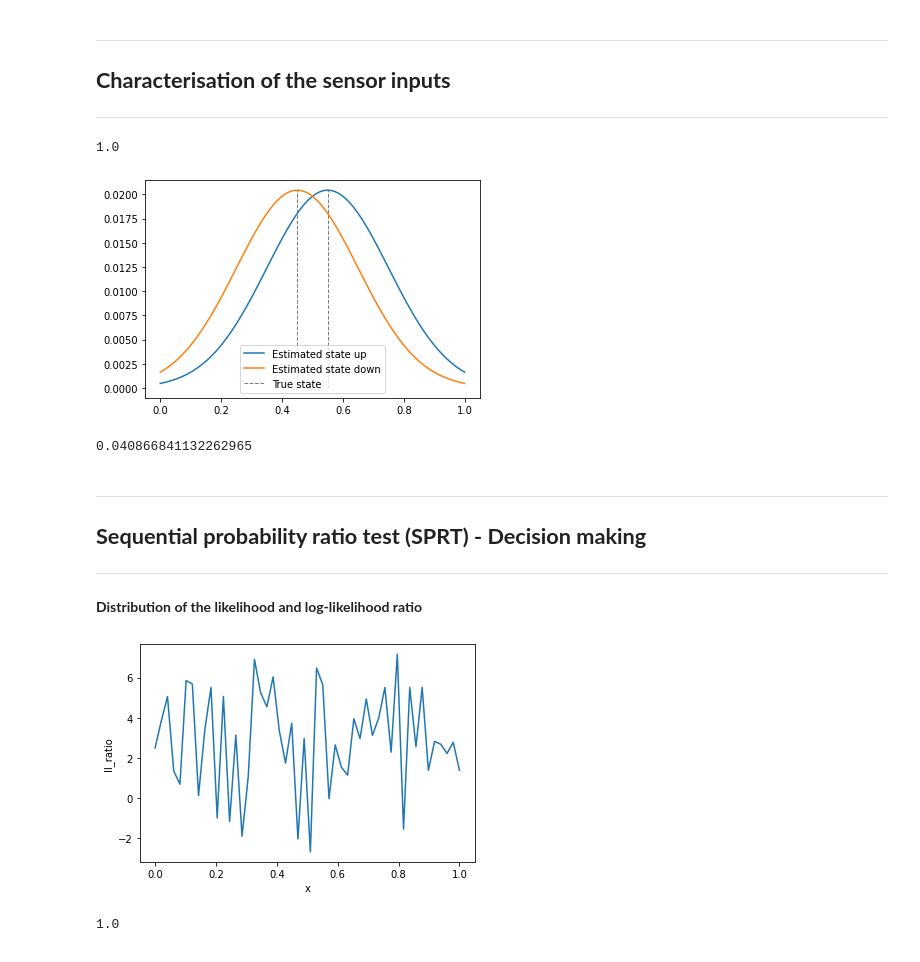
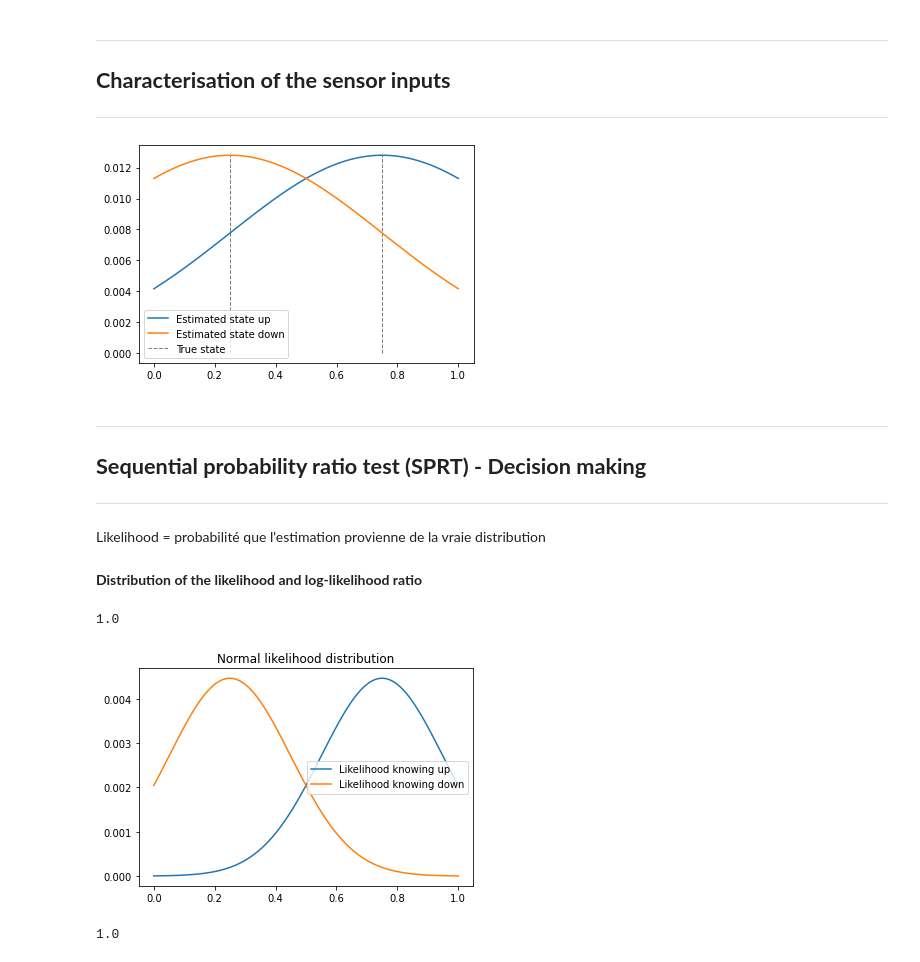
Before and after one commit to Leo166/gbio_project, a Jupyter notebook: Projet_gbio.ipynb, the cells around one changed output. Cells and saved outputs as stored; diff of their text form; code cells hidden in the pictures.

```diff
--- a/Projet_gbio.ipynb
+++ b/Projet_gbio.ipynb
@@ -21,10 +22,10 @@ def gaussian_distribution(x, mean, strd):
   prob = prob / prob.sum()
   return prob
 
-mean_up = 0.55
-strd_up = 0.2
-mean_down = 0.45
-strd_down = 0.2
+mean_up = 0.75
+strd_up = 0.5
+mean_down = 0.25
+strd_down = 0.5
 x = np.linspace(-0,1,100)
 
 # True and estmated state of the arrow up
@@ -39,42 +40,52 @@ plt.vlines(mean_down, 0, np.max(p_down), colors='C7', linestyles='dashed', linew
 plt.legend()
 plt.show()
 # %% [output]
-1.0
-[figure, old version]
+[figure, new version]
-0.040866841132262965
 # %% [markdown]
 --------------
 ## **Sequential probability ratio test (SPRT) - Decision making**
 ---------------
+# %% [markdown]
+Likelihood = probabilité que l'estimation provienne de la vraie distribution
 # %% [markdown]
 **Distribution of the likelihood and log-likelihood ratio**
 # %%
 # Function to calculate the log-likelihood ratio of normal distribution
 def normal_ll_ratio(sensor_inputs, mean_down, mean_up, strd_down, strd_up):
   ll_ratio = np.log(strd_down/strd_up) + 0.5 * (sensor_inputs-mean_down)**2/(strd_down)**2 - 0.5 * (sensor_inputs-mean_up)**2/(strd_up)**2
   return ll_ratio
 
 def normal_distribution(x, mean, strd):
   prob = (1/np.sqrt(2*np.pi*strd**2)) * np.exp(- 0.5/strd**2 * (mean - x) ** 2)
   prob = prob / prob.sum()
   return prob;
 
-mean_down = 0.25
-mean_up = 0.75
-strd_down = 0.2
-strd_up = 0.2
-nbr_trials = 50
-rv_up = norm(loc=mean_up,scale=strd_up)
-sensor_inputs = rv_up.rvs(size=nbr_trials)
-ll_ratio = normal_ll_ratio(sensor_inputs, mean_down, mean_up, strd_down, strd_up)
-x = np.linspace(0, 1, 50)
-plt.plot(x, ll_ratio)
-plt.xlabel("x")
-plt.ylabel("ll_ratio")
+# mean_down = 0.25
+# mean_up = 0.75
+# strd_down = 0.2
+# strd_up = 0.2
+# nbr_trials = 50
+# rv_up = norm(loc=mean_up,scale=strd_up)
+# sensor_inputs = rv_up.rvs(size=nbr_trials)
+# ll_ratio = normal_ll_ratio(sensor_inputs, mean_down, mean_up, strd_down, strd_up)
+# x = np.linspace(0, 1, 50)
+# plt.plot(x, ll_ratio)
+# plt.xlabel("x")
+# plt.ylabel("ll_ratio")
+# plt.show()
 
+x = np.linspace(0, 1, 500)
+p_up = normal_distribution(x, 0.75, 0.2)
+p_down = normal_distribution(x, 0.25, 0.2)
+print(np.sum(p_up))
+plt.plot(x, p_up, label="Likelihood knowing up")
+plt.plot(x, p_down, label="Likelihood knowing down")
+plt.title("Normal likelihood distribution")
+plt.legend()
 plt.show()
 # %% [output]
+1.0
-[figure, old version]
+[figure, new version]
 # %%
 # Function to generate the probabilities at x according to a linear distribution
 def linear_distribution(x, m, p):
```
Also changed, not shown: parts of 12 cells of this notebook.
